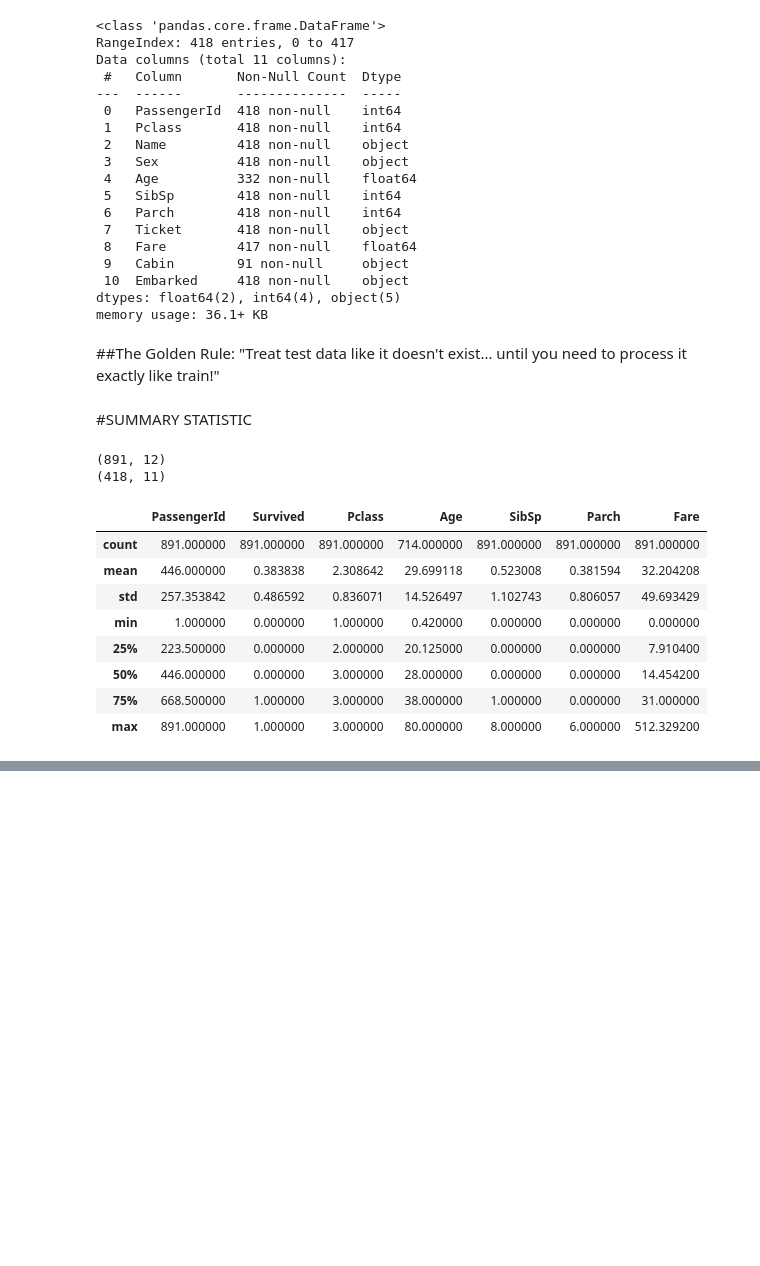
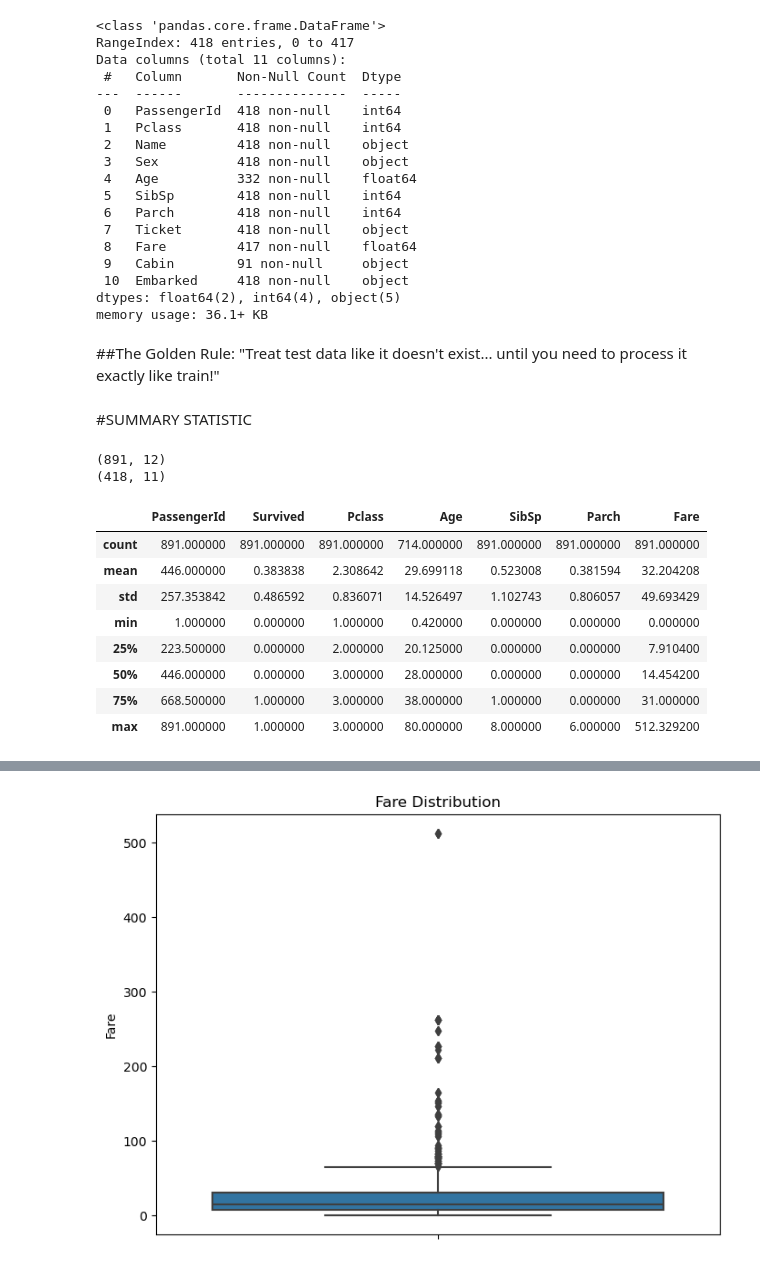
Before and after one commit to jihane01/learning-notes, a Jupyter notebook: notes/mlearning/EDA/titanic.ipynb, the cells around one changed output, grey strips where cells are left out. Cells and saved outputs as stored; diff of their text form; code cells hidden in the pictures; blank space fills up the shorter version.

```diff
--- a/notes/mlearning/EDA/titanic.ipynb
+++ b/notes/mlearning/EDA/titanic.ipynb
@@ -87,0 +123,7 @@ df_test['Survived'] = np.nan
+# %%
+plt.figure(figsize=(8, 6))
+sns.boxplot(y=df_train['Fare'])
+plt.title('Fare Distribution')
+plt.show()
+# %% [output]
+[figure, added]
```
Also changed, not shown: parts of 6 cells of this notebook, 2 other files.
